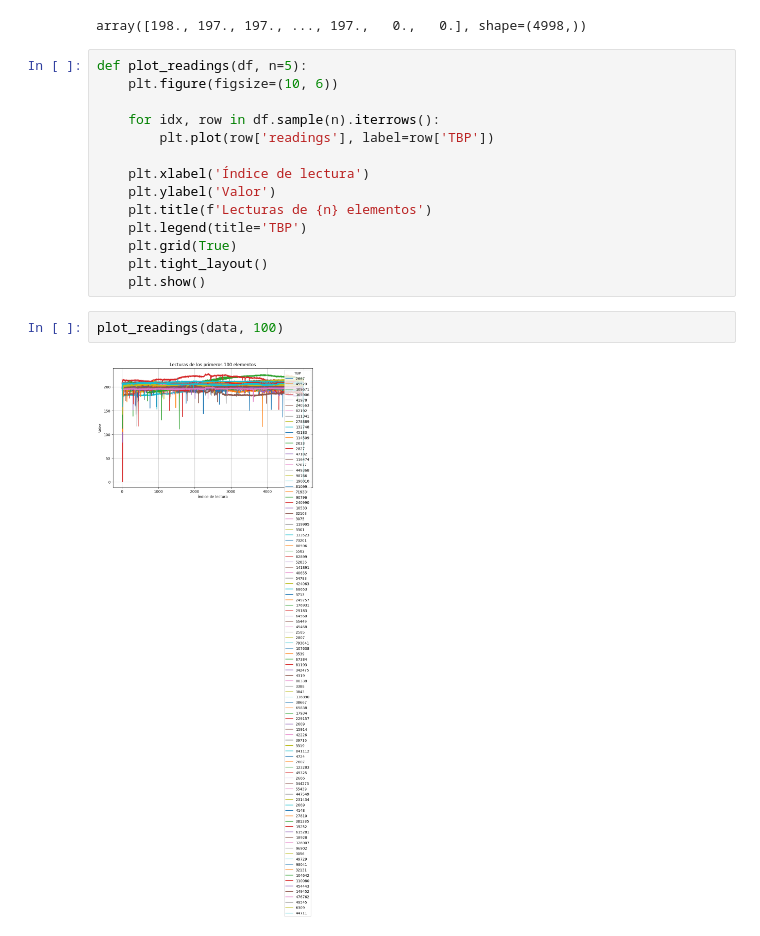
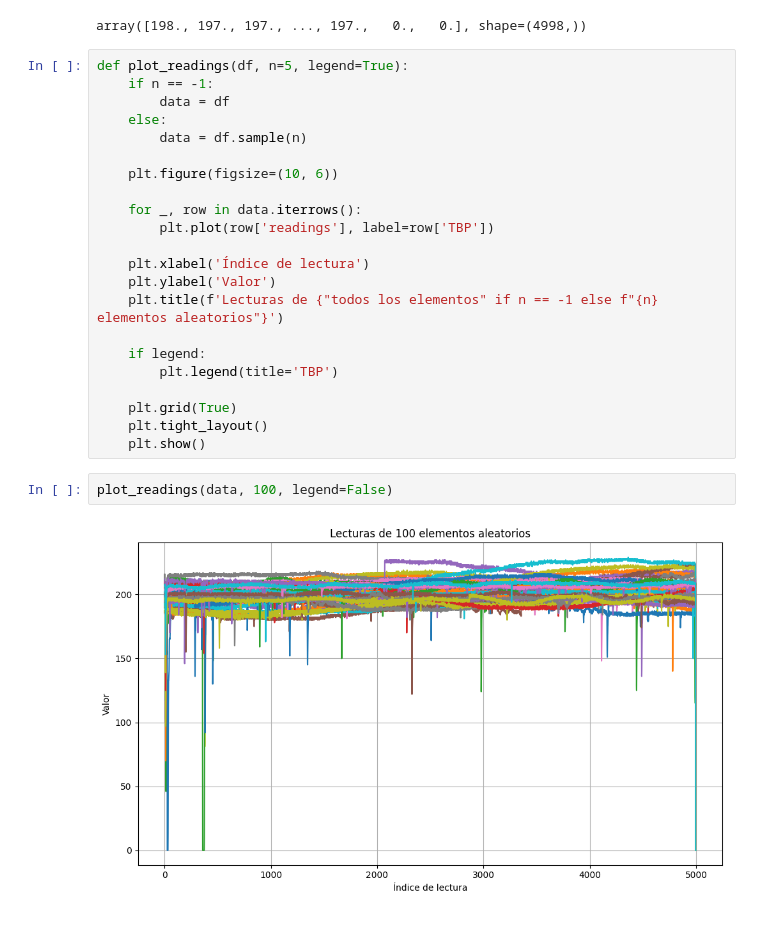
Before and after one commit to ECFM-USAC/LAGO_data_model, a Jupyter notebook: notebooks/load_parquet_data.ipynb, the cells around one changed output. Saved outputs shown, nothing was run; the diff lists cells and outputs as text.

```diff
--- a/notebooks/load_parquet_data.ipynb
+++ b/notebooks/load_parquet_data.ipynb
@@ -28,20 +28,28 @@ readingsreadings['readings'].iloc[0]
 # %% [output]
 array([198., 197., 197., ..., 197.,   0.,   0.], shape=(4998,))
 # %%
-def plot_readings(df, n=5):
+def plot_readings(df, n=5, legend=True):
+    if n == -1:
+        data = df
+    else:
+        data = df.sample(n)
+
     plt.figure(figsize=(10, 6))
 
-    for idx, row in df.sample(n).iterrows():
+    for _, row in data.iterrows():
         plt.plot(row['readings'], label=row['TBP'])
 
     plt.xlabel('Índice de lectura')
     plt.ylabel('Valor')
-    plt.title(f'Lecturas de {n} elementos')
-    plt.legend(title='TBP')
+    plt.title(f'Lecturas de {"todos los elementos" if n == -1 else f"{n} elementos aleatorios"}')
+
+    if legend:
+        plt.legend(title='TBP')
+
     plt.grid(True)
     plt.tight_layout()
     plt.show()
 # %%
-plot_readings(data, 100)
+plot_readings(data, 100, legend=False)
 # %% [output]
-[figure, old version]
+[figure, new version]
```
